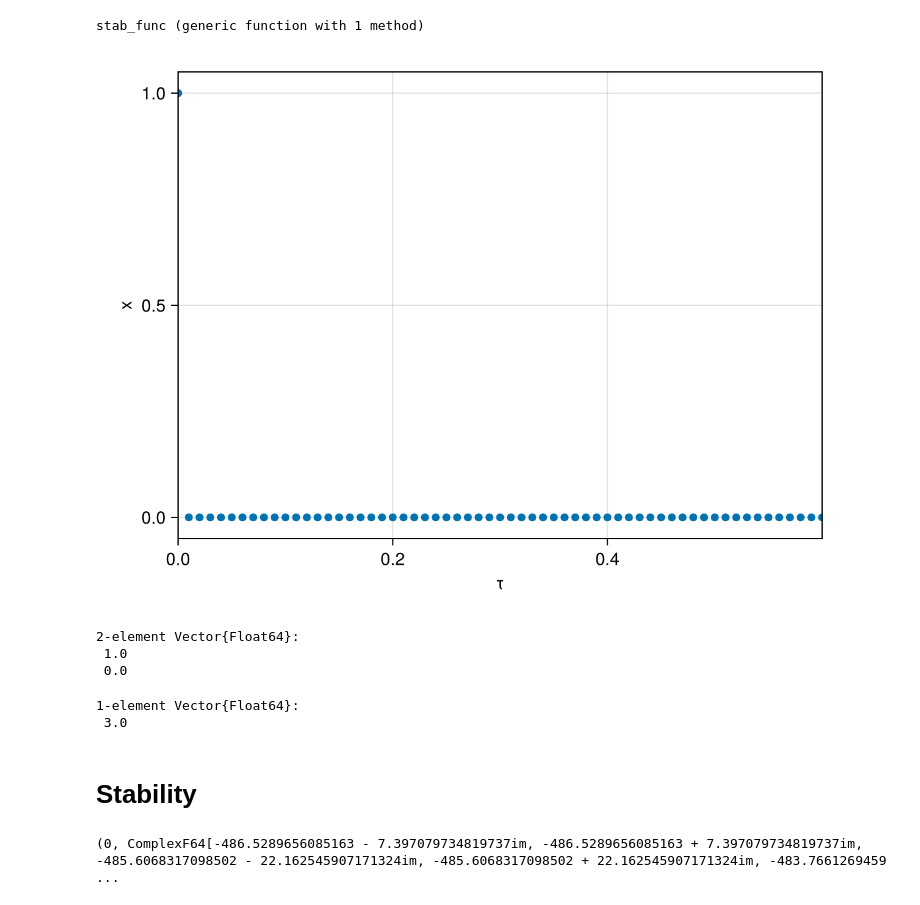
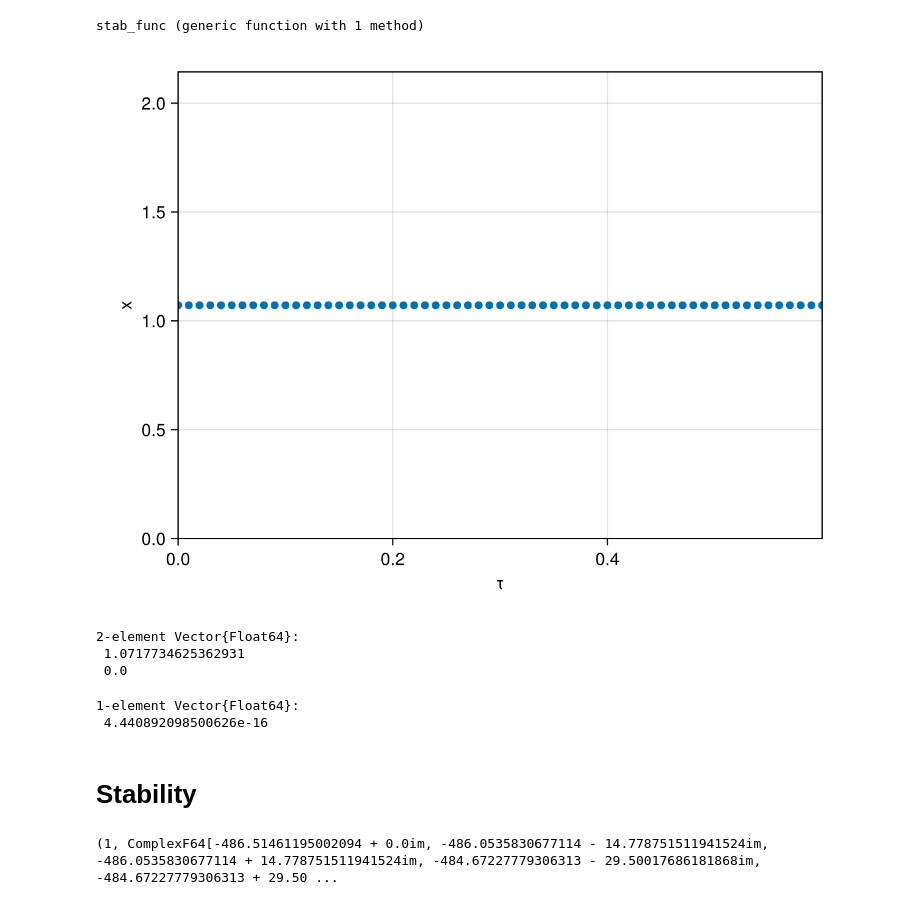
Before and after one commit to EvaSJ25/DDE-internship-code, a Jupyter notebook: Mackey-Glass_equation_example.ipynb, the cells around one changed output. Drawn from its saved outputs; the diff is of its cells as text; code cells hidden in the pictures.

```diff
--- a/Mackey-Glass_equation_example.ipynb
+++ b/Mackey-Glass_equation_example.ipynb
@@ -16,52 +16,41 @@ stab_func (generic function with 1 method)
 # %%
 gamma=1.0
 #initial states for following parameters (obtained from DDE-Biftool example)
-beta=2
+beta=3
 n=10 #n=3 gives γ/β >=1-2/n so all of x should be stable (By Gupta source)
 tau=0
-x0=((beta-gamma)/(gamma))^(1/n) #obtained from DDE-Biftool demo
+x0=((beta-gamma)/(gamma))^(1/n) #obtained from solving f(x*,...,x*)=0 problem
 nd=1 #one delay
 
-y01,feq=F_eq(mackeyglassfunc, x0, [beta,gamma,n,tau],nd, par_indx=4)#par_indx=2)
-#y01,feq=F_eq(mackeyglassfunc, x0, [gamma,beta,n,tau],nd, par_indx=4)#par_indx=2)
-
-#y01,feq=F_eq(mackeyglassfunc,[0.0], [beta,gamma,n,tau],nd, par_indx=4)#par_indx=2)
-
-ylist1,ytan1=track_curve_new(feq,y01,[0.0,1],stepsize=0.01,nmax=100) #i think it should output 1's for x value
-#ylist1,ytan1=track_curve_new(feq,y01,[0.0,1],stepsize=0.1,nmax=10) #i think it should output 1's for x value
-
-#ylist1,ytan1=track_curve_new(feq,y01,[0.0,1],nmax=150) #i think it should output 1's for x value
-#ylist2,ytan2=track_curve_new(feq,y01,[0,0],nmax=150) #i think it should output 1's for x value
+y01,feq=F_eq(mackeyglassfunc, x0, [beta,gamma,n,tau],nd, par_indx=4)
+ylist1,ytan1=track_curve_new(feq,y01,[0.0,1],stepsize=0.01,nmax=100)
 
 
 fig1=Figure()
 ax1=Axis(fig1[1,1],xlabel="τ",ylabel="x")
 scatter!(ax1,[u[2] for u in ylist1],[u[1] for u in ylist1])
-#scatter!(ax1,[u[2] for u in ylist2],[u[1] for u in ylist2])
-
-#xlims!(ax1,[0.0,5])
 xlims!(ax1,[0,0.6])
 fig1
 # %% [output]
-[figure, old version]
+[figure, new version]
 # %%
 y01
 # %% [output]
 2-element Vector{Float64}:
- 1.0
+ 1.0717734625362931
  0.0
 # %%
 feq(y01)
 # %% [output]
 1-element Vector{Float64}:
- 3.0
+ 4.440892098500626e-16
 # %% [markdown]
 # Stability
 # %%
 #stability of initial point
 stab_func(mackeyglassfunc,mackeytau, [x0], [0.4],[gamma,beta,n,tau], [4], nd, doprint=1)
 # %% [output]
-(0, ComplexF64[-486.5289656085163 - 7.397079734819737im, -486.5289656085163 + 7.397079734819737im, -485.6068317098502 - 22.162545907171324im, -485.6068317098502 + 22.162545907171324im, -483.7661269459 ...
+(1, ComplexF64[-486.51461195002094 + 0.0im, -486.0535830677114 - 14.778751511941524im, -486.0535830677114 + 14.778751511941524im, -484.67227779306313 - 29.50017686181868im, -484.67227779306313 + 29.50 ...
 # %%
 xmat1=hcat([u[1] for u in ylist1])
 xlist1=[xmat1[i,:] for i in 1:size(xmat1,1)]
```
Also changed, not shown: parts of 4 cells of this notebook.
